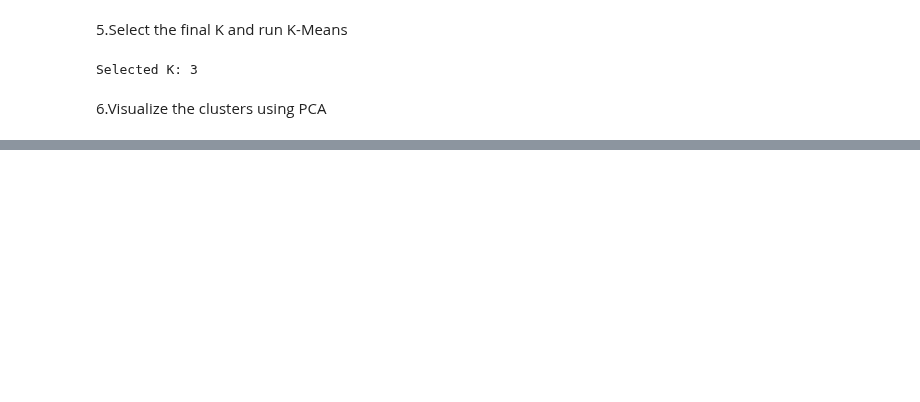
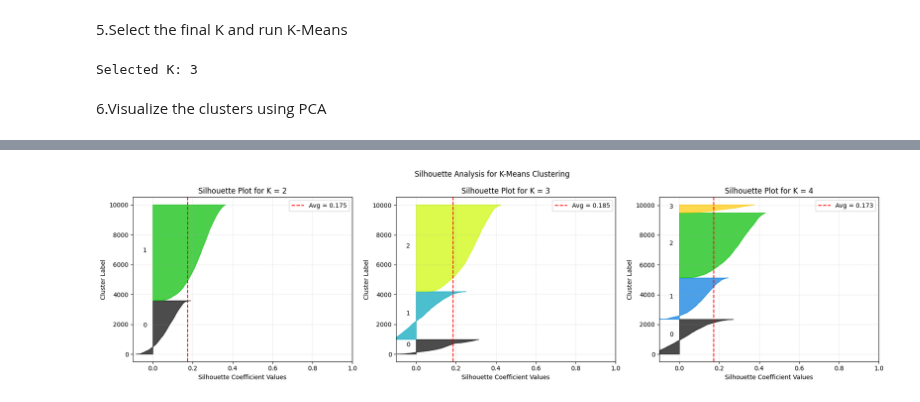
Before and after one commit to Mashael-fs/IT326-Cardiovascular-Disease, a Jupyter notebook: Reports Folder/Phase3.ipynb, the cells around one changed output, grey strips where cells are left out. Drawn from its saved outputs; the diff is of its cells as text; code cells hidden in the pictures; blank space fills up the shorter version.

```diff
--- a/Reports Folder/Phase3.ipynb
+++ b/Reports Folder/Phase3.ipynb
@@ -823,0 +825,89 @@ plt.show()
+# %%
+import numpy as np
+import matplotlib.pyplot as plt
+import matplotlib.cm as cm
+from sklearn.metrics import silhouette_score, silhouette_samples
+
+# 1. Create Silhouette plots for K = 2, 3, 4
+fig, axes = plt.subplots(1, 3, figsize=(18, 5))
+
+# Subsample index (10,000 samples) to ensure fast rendering on 62,505 rows
+np.random.seed(42)
+subsample_size = min(10000, X_scaled.shape[0])
+sub_idx = np.random.choice(X_scaled.shape[0], size=subsample_size, replace=False)
+X_sub = X_scaled[sub_idx]
+
+for idx, k in enumerate(K_values):
+    labels_sub = kmeans_models[k].predict(X_sub)
+
+    sil_avg = silhouette_score(X_sub, labels_sub)
+    sample_silhouette_values = silhouette_samples(X_sub, labels_sub)
+
+    ax = axes[idx]
+    y_lower = 10
+
+    for i in range(k):
+        cluster_values = sample_silhouette_values[labels_sub == i]
+        cluster_values.sort()
+
+        size_cluster = len(cluster_values)
+        y_upper = y_lower + size_cluster
+
+        color = cm.nipy_spectral(float(i) / k)
+
+        ax.fill_betweenx(
+            np.arange(y_lower, y_upper),
+            0,
+            cluster_values,
+            facecolor=color,
+            edgecolor=color,
+            alpha=0.7
+        )
+
+        ax.text(-0.05, y_lower + 0.5 * size_cluster, str(i))
+        y_lower = y_upper + 10
+
+    ax.axvline(
+        x=sil_avg,
+        color="red",
+        linestyle="--",
+        linewidth=1.5,
+        label=f"Avg = {sil_avg:.3f}"
+    )
+
+    ax.set_title(f"Silhouette Plot for K = {k}")
+    ax.set_xlabel("Silhouette Coefficient Values")
+    ax.set_ylabel("Cluster Label")
+    ax.set_xlim([-0.1, 1.0])
+    ax.legend()
+    ax.grid(True, alpha=0.3, linestyle="--")
+
+plt.suptitle("Silhouette Analysis for K-Means Clustering")
+plt.tight_layout()
+plt.show()
+
+
+# 2. Create the clustering evaluation results table
+results_table = comparison_df[
+    comparison_df["K"].isin([2, 3, 4])
+][["K", "WCSS", "Silhouette"]].copy()
+
+results_table.columns = [
+    "Number of Clusters (K)",
+    "WCSS",
+    "Silhouette Score"
+]
+
+print("\n=== K-MEANS EVALUATION RESULTS ===")
+display(results_table.round(4))
+
+
+# 3. Identify the K with the highest Silhouette Score
+best_row = comparison_df.loc[
+    comparison_df["Silhouette"].idxmax()
+]
+
+print("\nBest K based on Silhouette Score:", int(best_row["K"]))
+print("Selected K for the project: 3")
+# %% [output]
+[figure, added]
```
Also changed, not shown: parts of 8 cells of this notebook.
